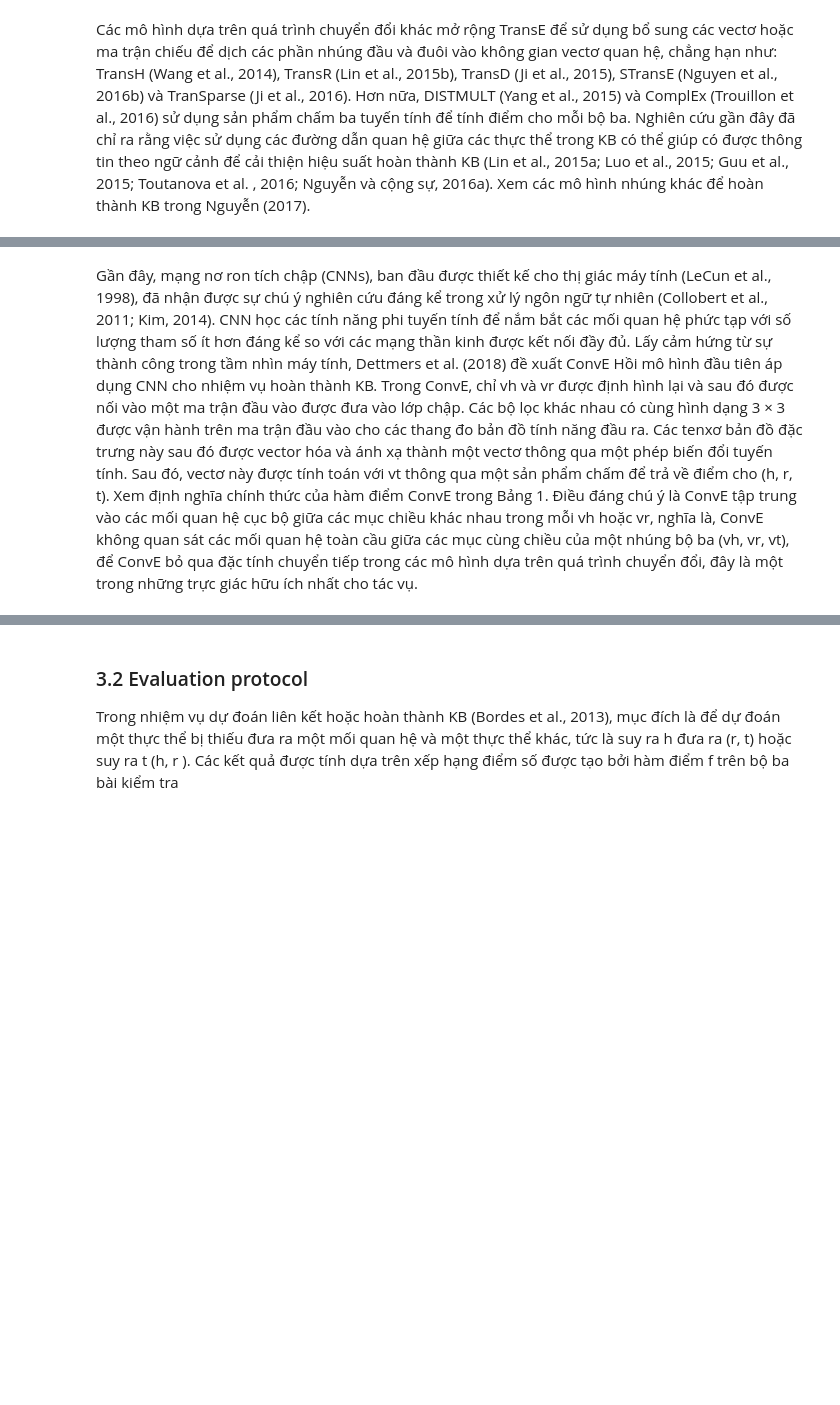
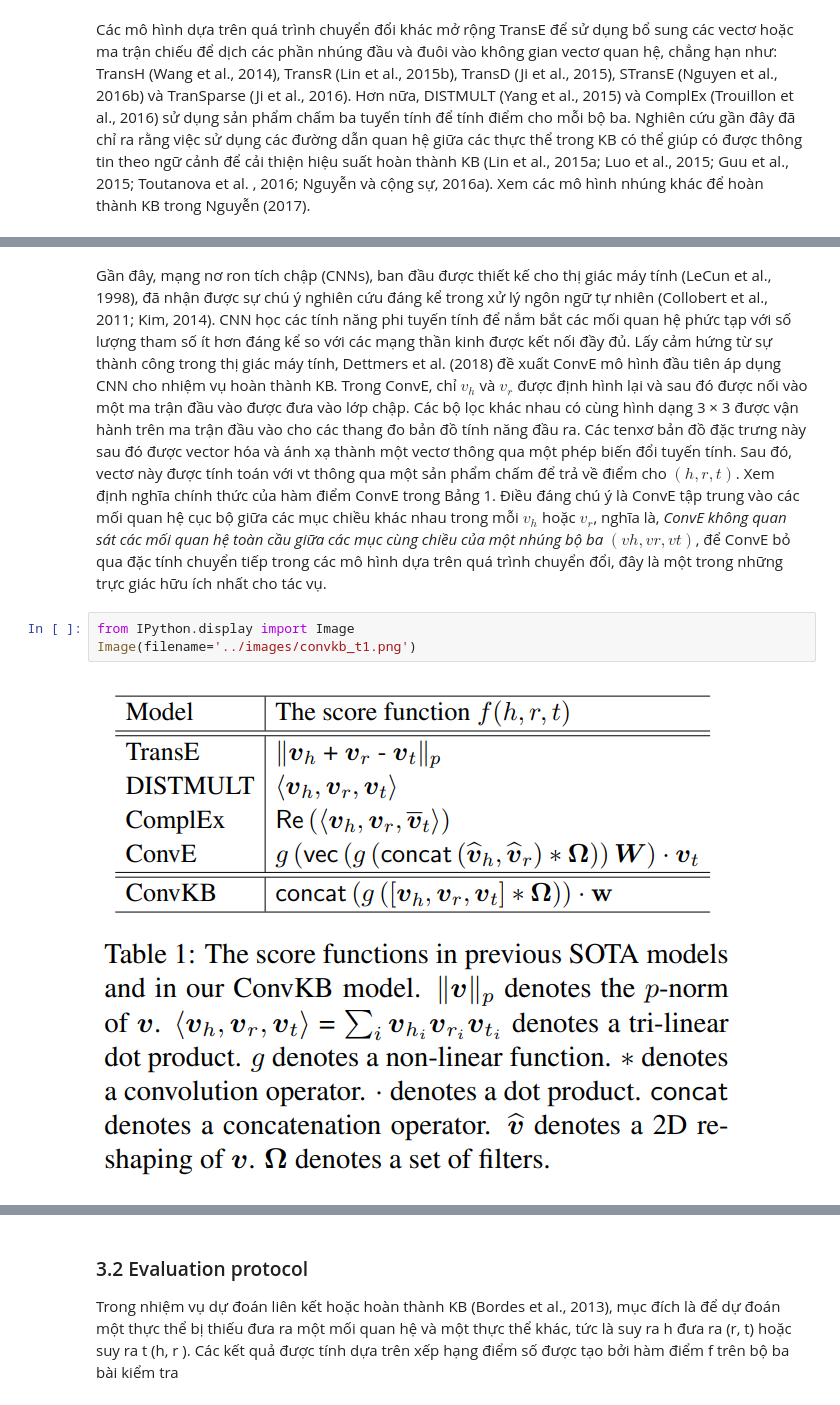
Before and after one commit to hmthanh/thesis, a Jupyter notebook: ipynbs/ConvKB.ipynb, the cells around one changed output, grey strips where cells are left out. Drawn from its saved outputs; the diff is of its cells as text; blank space fills up the shorter version.

Commit message:
update image translation, and mathematics latex

```diff
--- a/ipynbs/ConvKB.ipynb
+++ b/ipynbs/ConvKB.ipynb
@@ -14,2 +25,7 @@ Các mô hình dựa trên quá trình chuyển đổi khác mở rộng TransE
 # %% [markdown]
-Gần đây, mạng nơ ron tích chập (CNNs), ban đầu được thiết kế cho thị giác máy tính (LeCun et al., 1998), đã nhận được sự chú ý nghiên cứu đáng kể trong xử lý ngôn ngữ tự nhiên (Collobert et al., 2011; Kim, 2014). CNN học các tính năng phi tuyến tính để nắm bắt các mối quan hệ phức tạp với số lượng tham số ít hơn đáng kể so với các mạng thần kinh được kết nối đầy đủ. Lấy cảm hứng từ sự thành công trong tầm nhìn máy tính, Dettmers et al. (2018) đề xuất ConvE Hồi mô hình đầu tiên áp dụng CNN cho nhiệm vụ hoàn thành KB. Trong ConvE, chỉ vh và vr được định hình lại và sau đó được nối vào một ma trận đầu vào được đưa vào lớp chập. Các bộ lọc khác nhau có cùng hình dạng 3 × 3 được vận hành trên ma trận đầu vào cho các thang đo bản đồ tính năng đầu ra. Các tenxơ bản đồ đặc trưng này sau đó được vector hóa và ánh xạ thành một vectơ thông qua một phép biến đổi tuyến tính. Sau đó, vectơ này được tính toán với vt thông qua một sản phẩm chấm để trả về điểm cho (h, r, t). Xem định nghĩa chính thức của hàm điểm ConvE trong Bảng 1. Điều đáng chú ý là ConvE tập trung vào các mối quan hệ cục bộ giữa các mục chiều khác nhau trong mỗi vh hoặc vr, nghĩa là, ConvE không quan sát các mối quan hệ toàn cầu giữa các mục cùng chiều của một nhúng bộ ba (vh, vr, vt), để ConvE bỏ qua đặc tính chuyển tiếp trong các mô hình dựa trên quá trình chuyển đổi, đây là một trong những trực giác hữu ích nhất cho tác vụ.
+Gần đây, mạng nơ ron tích chập (CNNs), ban đầu được thiết kế cho thị giác máy tính (LeCun et al., 1998), đã nhận được sự chú ý nghiên cứu đáng kể trong xử lý ngôn ngữ tự nhiên (Collobert et al., 2011; Kim, 2014). CNN học các tính năng phi tuyến tính để nắm bắt các mối quan hệ phức tạp với số lượng tham số ít hơn đáng kể so với các mạng thần kinh được kết nối đầy đủ. Lấy cảm hứng từ sự thành công trong thị giác máy tính, Dettmers et al. (2018) đề xuất ConvE mô hình đầu tiên áp dụng CNN cho nhiệm vụ hoàn thành KB. Trong ConvE, chỉ $v_h$ và $v_r$ được định hình lại và sau đó được nối vào một ma trận đầu vào được đưa vào lớp chập. Các bộ lọc khác nhau có cùng hình dạng 3 × 3 được vận hành trên ma trận đầu vào cho các thang đo bản đồ tính năng đầu ra. Các tenxơ bản đồ đặc trưng này sau đó được vector hóa và ánh xạ thành một vectơ thông qua một phép biến đổi tuyến tính. Sau đó, vectơ này được tính toán với vt thông qua một sản phẩm chấm để trả về điểm cho $(h, r, t)$. Xem định nghĩa chính thức của hàm điểm ConvE trong Bảng 1. Điều đáng chú ý là ConvE tập trung vào các mối quan hệ cục bộ giữa các mục chiều khác nhau trong mỗi $v_h$ hoặc $v_r$, nghĩa là, *ConvE không quan sát các mối quan hệ toàn cầu giữa các mục cùng chiều của một nhúng bộ ba $(vh, vr, vt)$*, để ConvE bỏ qua đặc tính chuyển tiếp trong các mô hình dựa trên quá trình chuyển đổi, đây là một trong những trực giác hữu ích nhất cho tác vụ.
+# %%
+from IPython.display import Image
+Image(filename='../images/convkb_t1.png')
+# %% [output]
+[figure, added]
```
Also changed, not shown: parts of 22 cells of this notebook, 3 other files.
